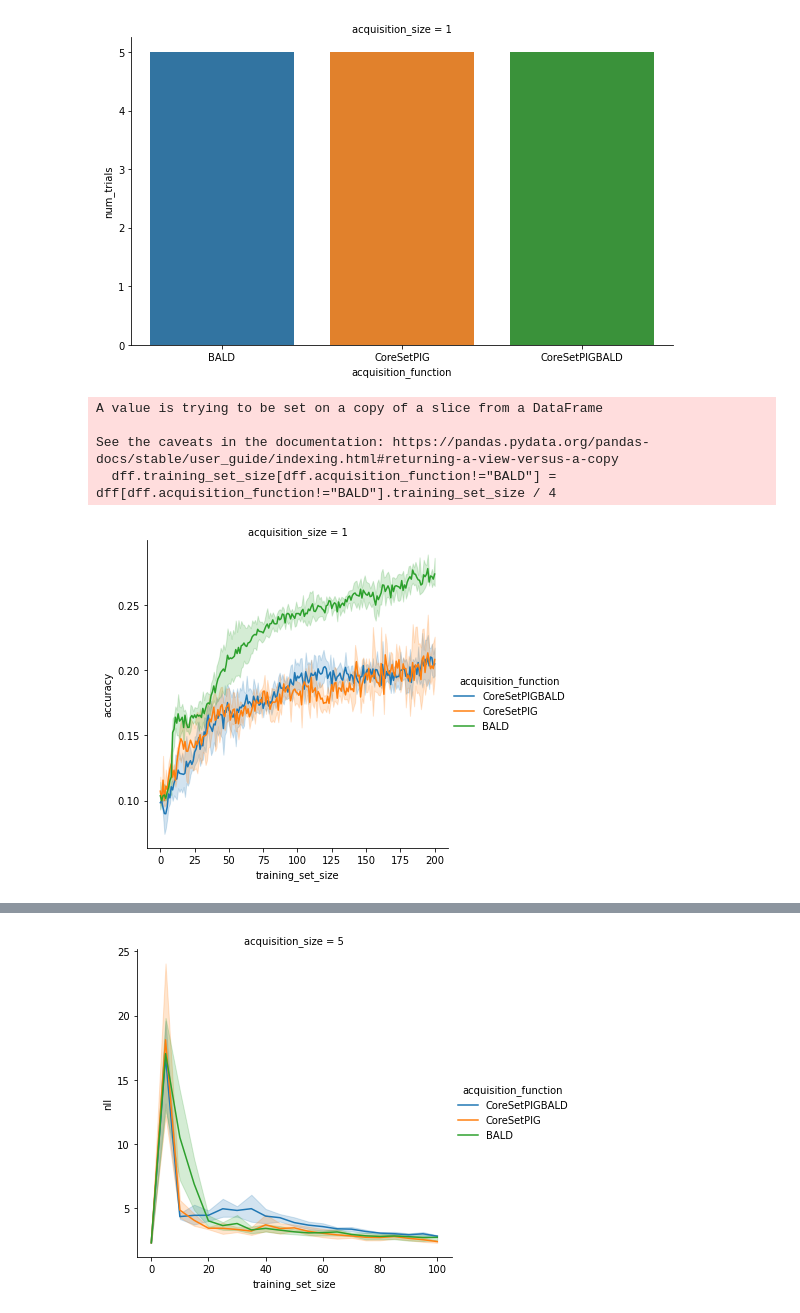
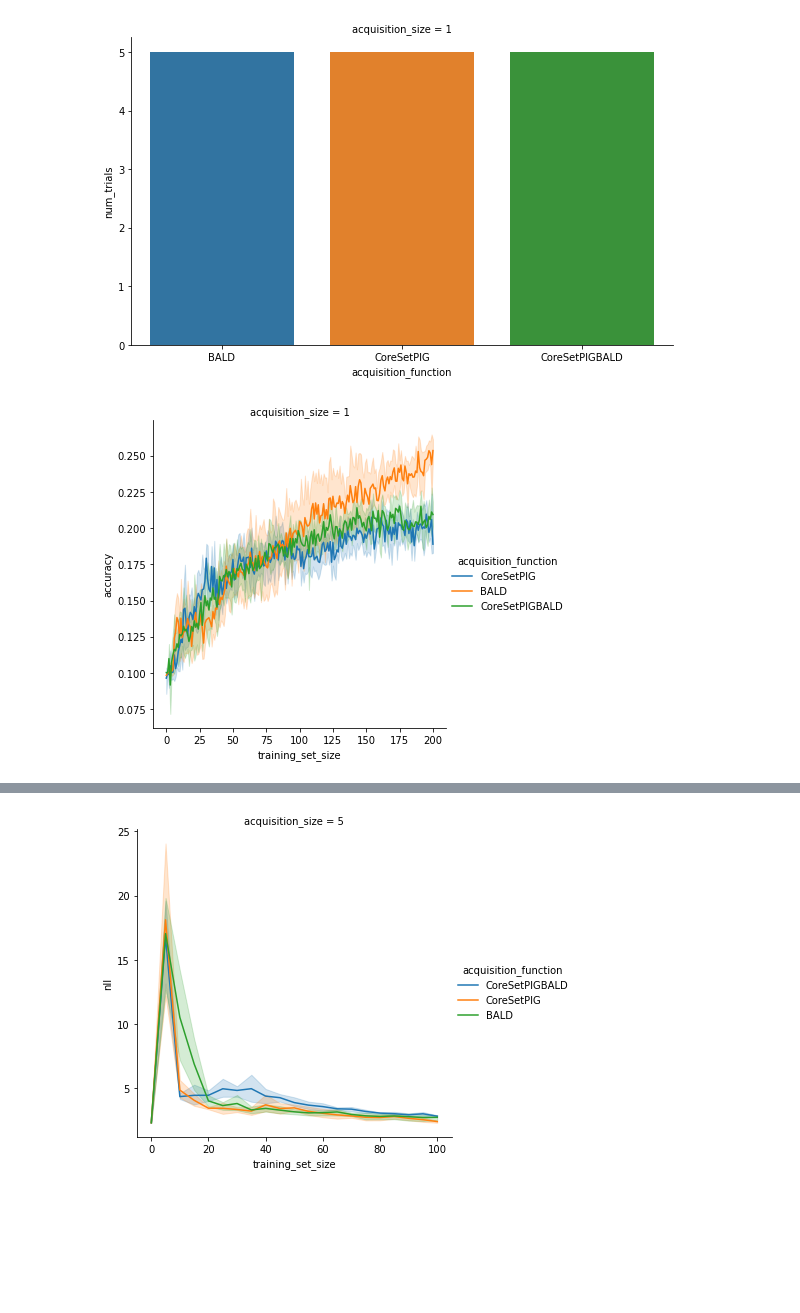
Before and after one commit to BlackHC/active_learning_redux, a Jupyter notebook: A_plots_cifar10_coreset_pig.ipynb, the cells around one changed output, grey strips where cells are left out. Drawn from its saved outputs; the diff is of its cells as text; code cells hidden in the pictures; blank space fills up the shorter version.

Commit message:
Another ablation
Now it is really clear that using the full pool set as evaluation set is a stupid idea

CU-1k6uhnk

```diff
--- a/A_plots_cifar10_coreset_pig.ipynb
+++ b/A_plots_cifar10_coreset_pig.ipynb
@@ -181,7 +181,8 @@ def load_laaos_files(path=None, files=None, vanilla=False, tag=None, prefix=None
     else:
         return map_dict(stores, v=functools.partial(to_namedtuple, name="Result"))
 # %%
-results = load_laaos_files("./results/cifar10_coreset_pig_bad_golden")
+#results = load_laaos_files("./results/cifar10_coreset_pig_bad_golden")
+results = load_laaos_files("./results/cifar10_coreset_pig_golden_workshop_pool_set")
 #results = load_laaos_files("./batchbald_redux/results")
 # %%
 get_any(results).config
@@ -349,22 +347,15 @@ dff = df.copy()
-# %%
-dff.training_set_size[dff.acquisition_function!="BALD"] = dff[dff.acquisition_function!="BALD"].training_set_size / 4
-# %% [output]
-A value is trying to be set on a copy of a slice from a DataFrame
-
-See the caveats in the documentation: https://pandas.pydata.org/pandas-docs/stable/user_guide/indexing.html#returning-a-view-versus-a-copy
-  dff.training_set_size[dff.acquisition_function!="BALD"] = dff[dff.acquisition_function!="BALD"].training_set_size / 4
 # %%
 grd = sns.relplot(
     x="training_set_size",
     y="accuracy",
     col="acquisition_size",
     hue="acquisition_function",
     #data=df[df.acquisition_function != "CoreSetPIGBALD"],
-    data=df,
+    data=df,s
     kind="line",
     height=5,
 )
 
 grd.fig.patch.set_alpha(1)
 # %% [output]
-[figure, old version]
+[figure, new version]
```
Also changed, not shown: parts of 8 cells of this notebook, 32 other files.
